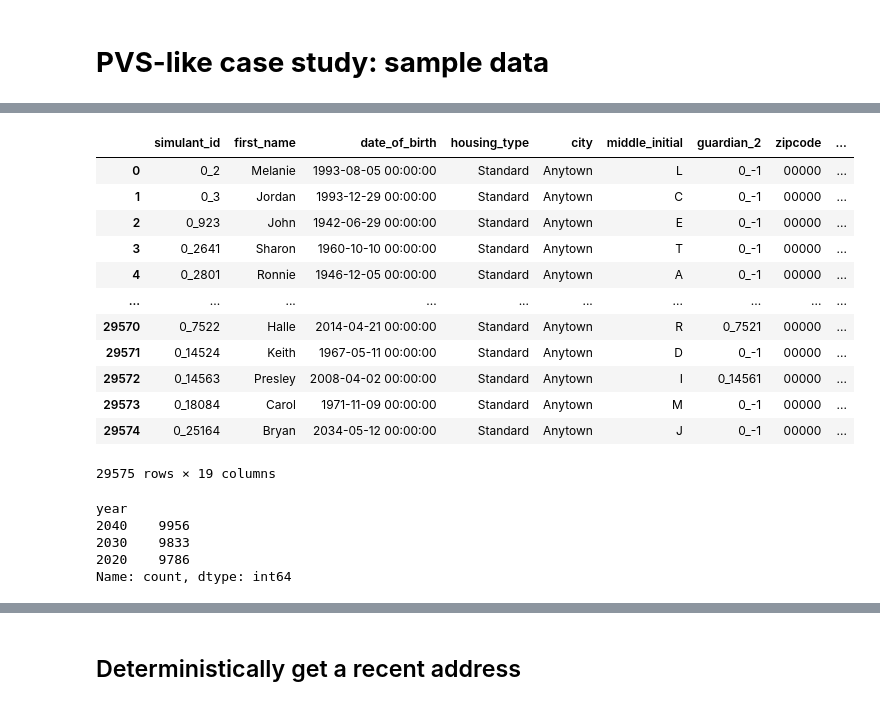
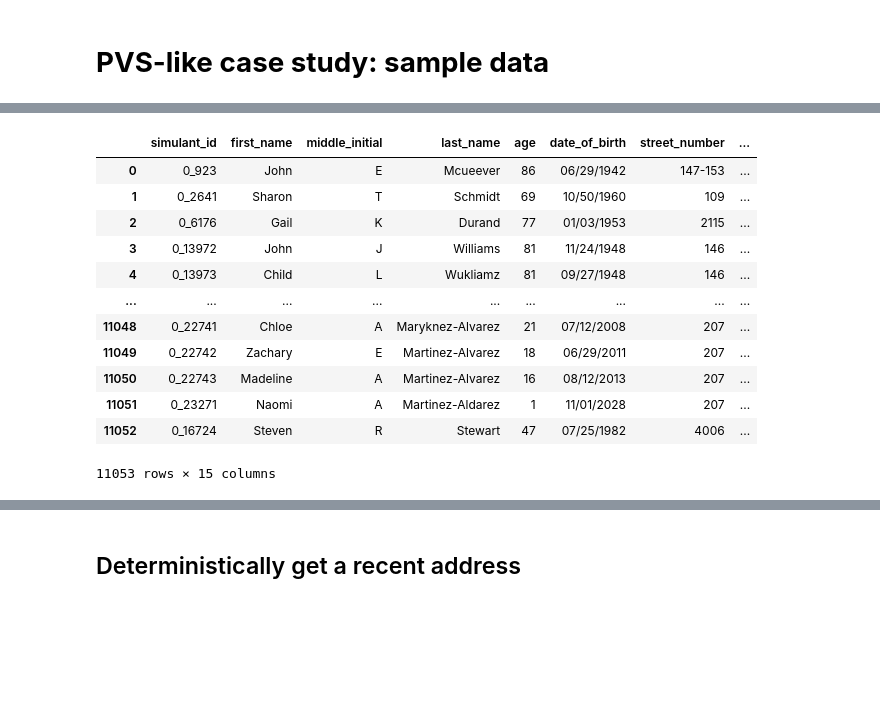
Before and after one commit to ihmeuw/person_linkage_case_study, a Jupyter notebook: linkage/pvs_like_case_study/pvs_like_case_study_sample_data.ipynb, the cells around one changed output, grey strips where cells are left out. Cells and saved outputs as stored; diff of their text form; code cells hidden in the pictures; blank space fills up the shorter version.

Commit message:
Update to pseudopeople v0.6.4

```diff
--- a/linkage/pvs_like_case_study/pvs_like_case_study_sample_data.ipynb
+++ b/linkage/pvs_like_case_study/pvs_like_case_study_sample_data.ipynb
@@ -150,3 +24,41 @@ noise_configuration = {
+# %%
+default_configuration = pseudopeople.get_config()
+# %%
+def column_noise_value(dataset, column, noise_type, default_value):
+    if dataset in ('decennial_census', 'taxes_w2_and_1099', 'social_security'):
+        if noise_type == "make_typos":
+            if column == "middle_initial":
+                return {"cell_probability": 0.05, "token_probability": 1}
+            elif column in ("first_name", "last_name", "street_name"):
+                return {"cell_probability": 0.1, "token_probability": 0.1}
+        elif noise_type == "write_wrong_digits":
+            return {"cell_probability": 0.1, "token_probability": 0.1}
+
+    return default_value
+
+def row_noise_value(dataset, noise_type, default_value):
+    return default_value
+# %%
+custom_configuration = {
+    dataset: {
+        noise_category: (
+            ({
+                column: {
+                    noise_type: column_noise_value(dataset, column, noise_type, noise_type_config)
+                    for noise_type, noise_type_config in column_config.items()
+                }
+                for column, column_config in noise_category_config.items()
+            }
+            if noise_category == "column_noise" else
+            {
+                noise_type: row_noise_value(dataset, noise_type, noise_type_config)
+                for noise_type, noise_type_config in noise_category_config.items()
+            })
+        )
+        for noise_category, noise_category_config in dataset_config.items()
+    }
+    for dataset, dataset_config in default_configuration.items()
+}
 # %%
 %%time
 
@@ -195,6 +110,6 @@ Wall time: 6.83 s
 # %%
 %%time
 
-census = pseudopeople.generate_decennial_census(configuration=noise_configuration)
-census
+census_2030 = pseudopeople.generate_decennial_census(year=2030, config=custom_configuration)
+census_2030
 # %% [output]
@@ -203,21 +118,13 @@ Wall time: 938 ms
-|  | simulant_id | first_name | date_of_birth | housing_type | city | middle_initial | guardian_2 | zipcode | ... |
-| 0 | 0_2 | Melanie | 1993-08-05 00:00:00 | Standard | Anytown | L | 0_-1 | 00000 | ... |
-| 1 | 0_3 | Jordan | 1993-12-29 00:00:00 | Standard | Anytown | C | 0_-1 | 00000 | ... |
-| 2 | 0_923 | John | 1942-06-29 00:00:00 | Standard | Anytown | E | 0_-1 | 00000 | ... |
-| 3 | 0_2641 | Sharon | 1960-10-10 00:00:00 | Standard | Anytown | T | 0_-1 | 00000 | ... |
-| 4 | 0_2801 | Ronnie | 1946-12-05 00:00:00 | Standard | Anytown | A | 0_-1 | 00000 | ... |
-| ... | ... | ... | ... | ... | ... | ... | ... | ... | ... |
-| 29570 | 0_7522 | Halle | 2014-04-21 00:00:00 | Standard | Anytown | R | 0_7521 | 00000 | ... |
-| 29571 | 0_14524 | Keith | 1967-05-11 00:00:00 | Standard | Anytown | D | 0_-1 | 00000 | ... |
-| 29572 | 0_14563 | Presley | 2008-04-02 00:00:00 | Standard | Anytown | I | 0_14561 | 00000 | ... |
-| 29573 | 0_18084 | Carol | 1971-11-09 00:00:00 | Standard | Anytown | M | 0_-1 | 00000 | ... |
-| 29574 | 0_25164 | Bryan | 2034-05-12 00:00:00 | Standard | Anytown | J | 0_-1 | 00000 | ... |
+|  | simulant_id | first_name | middle_initial | last_name | age | date_of_birth | street_number | ... |
+| 0 | 0_923 | John | E | Mcueever | 86 | 06/29/1942 | 147-153 | ... |
+| 1 | 0_2641 | Sharon | T | Schmidt | 69 | 10/50/1960 | 109 | ... |
+| 2 | 0_6176 | Gail | K | Durand | 77 | 01/03/1953 | 2115 | ... |
+| 3 | 0_13972 | John | J | Williams | 81 | 11/24/1948 | 146 | ... |
+| 4 | 0_13973 | Child | L | Wukliamz | 81 | 09/27/1948 | 146 | ... |
+| ... | ... | ... | ... | ... | ... | ... | ... | ... |
+| 11048 | 0_22741 | Chloe | A | Maryknez-Alvarez | 21 | 07/12/2008 | 207 | ... |
+| 11049 | 0_22742 | Zachary | E | Martinez-Alvarez | 18 | 06/29/2011 | 207 | ... |
+| 11050 | 0_22743 | Madeline | A | Martinez-Alvarez | 16 | 08/12/2013 | 207 | ... |
+| 11051 | 0_23271 | Naomi | A | Martinez-Aldarez | 1 | 11/01/2028 | 207 | ... |
+| 11052 | 0_16724 | Steven | R | Stewart | 47 | 07/25/1982 | 4006 | ... |
-29575 rows × 19 columns
+11053 rows × 15 columns
-# %%
-census.year.value_counts(dropna=False)
-# %% [output]
-year
-2040    9956
-2030    9833
-2020    9786
-Name: count, dtype: int64
```
Also changed, not shown: parts of 62 cells of this notebook.
